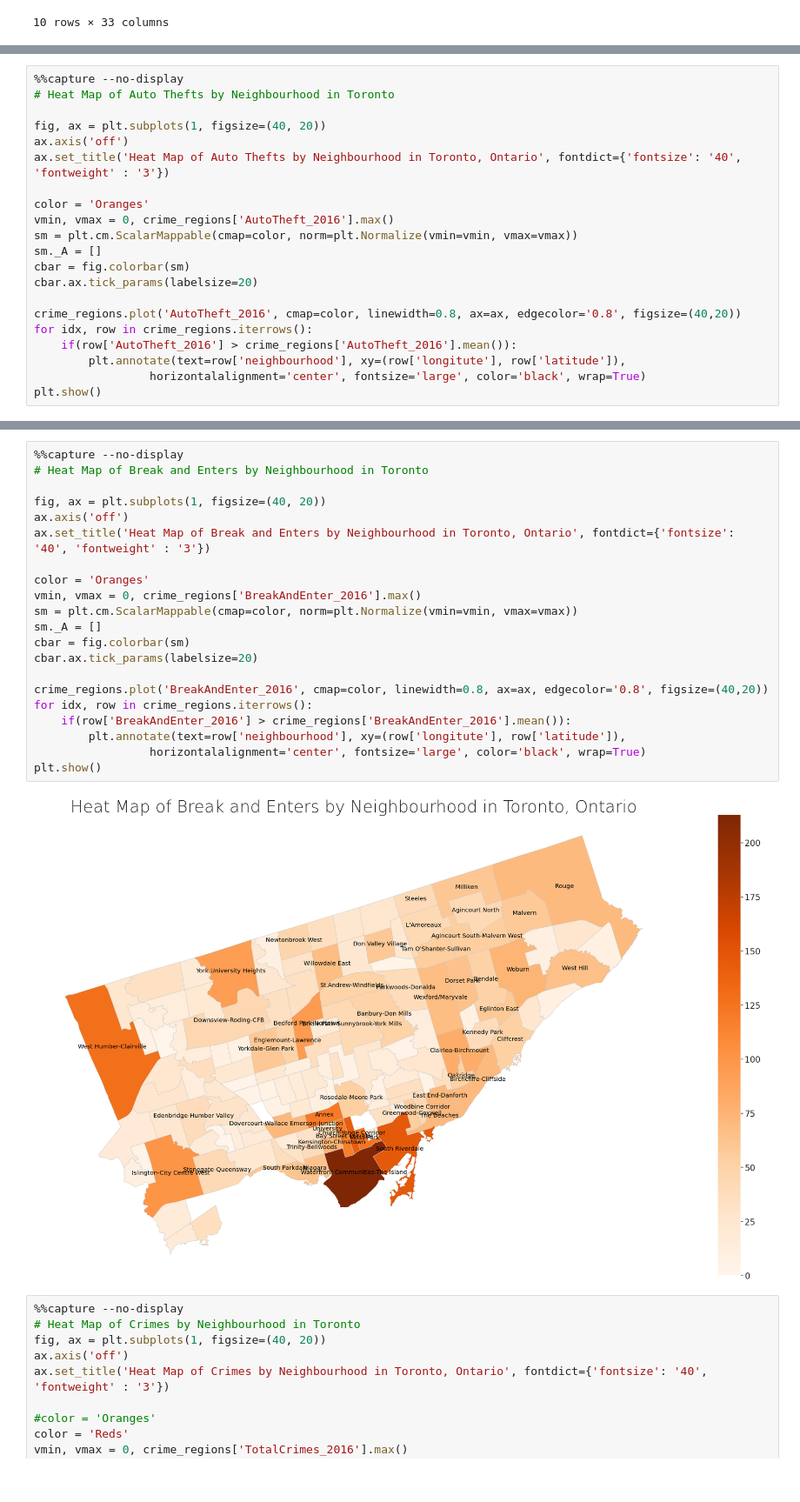
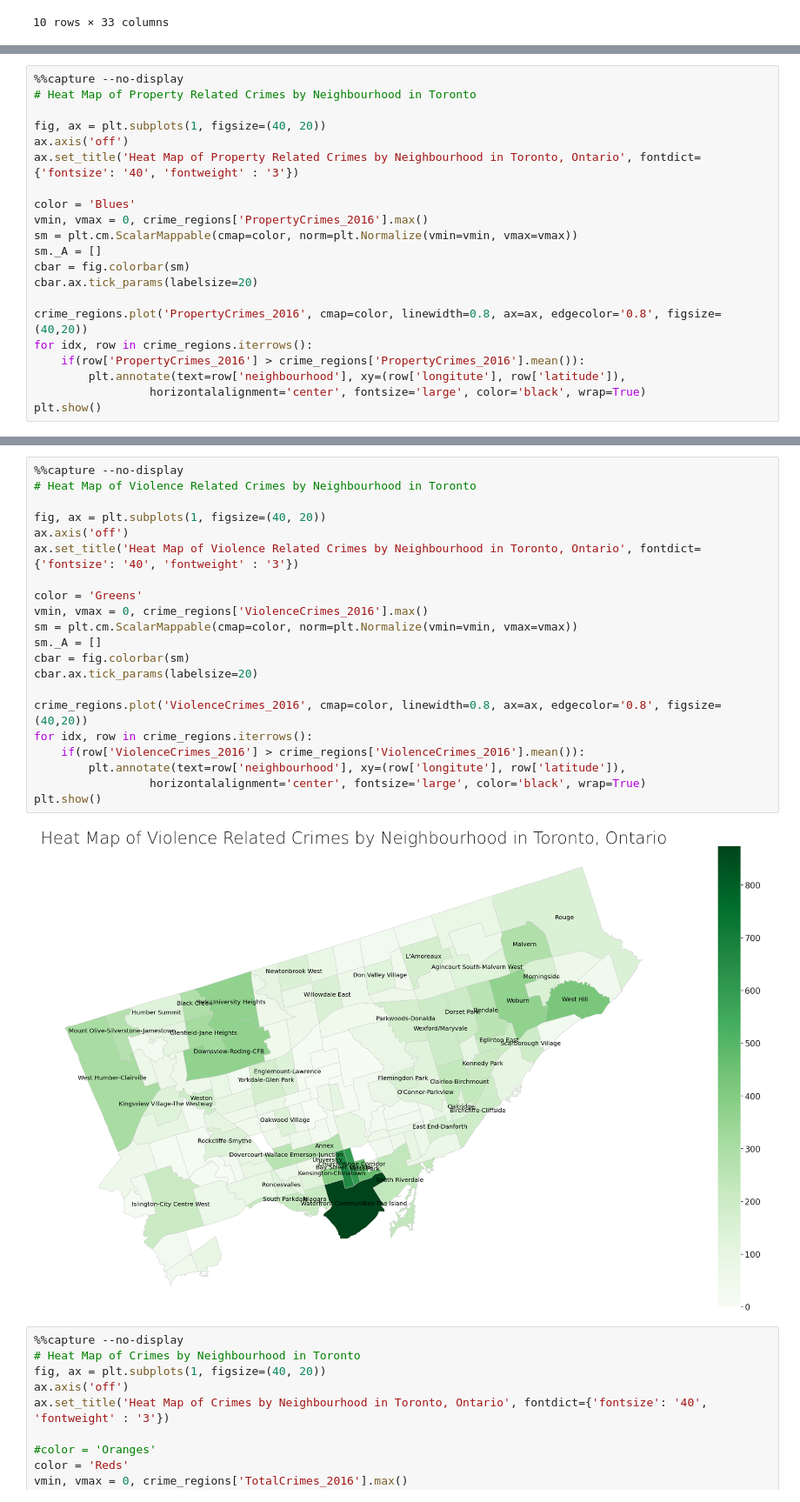
Before and after one commit to BigDru/3250_datascience_project, a Jupyter notebook: Team Project - Group 4 - final.ipynb, the cells around one changed output, grey strips where cells are left out. Shown at 87% size. Cells and saved outputs as stored; diff of their text form.

```diff
--- a/Team Project - Group 4 - final.ipynb
+++ b/Team Project - Group 4 - final.ipynb
@@ -148,22 +148,22 @@ plt.show()
 [figure]
 # %%
 %%capture --no-display
-# Heat Map of Auto Thefts by Neighbourhood in Toronto
+# Heat Map of Property Related Crimes by Neighbourhood in Toronto
 
 fig, ax = plt.subplots(1, figsize=(40, 20))
 ax.axis('off')
-ax.set_title('Heat Map of Auto Thefts by Neighbourhood in Toronto, Ontario', fontdict={'fontsize': '40', 'fontweight' : '3'})
+ax.set_title('Heat Map of Property Related Crimes by Neighbourhood in Toronto, Ontario', fontdict={'fontsize': '40', 'fontweight' : '3'})
 
-color = 'Oranges'
-vmin, vmax = 0, crime_regions['AutoTheft_2016'].max()
+color = 'Blues'
+vmin, vmax = 0, crime_regions['PropertyCrimes_2016'].max()
 sm = plt.cm.ScalarMappable(cmap=color, norm=plt.Normalize(vmin=vmin, vmax=vmax))
 sm._A = []
 cbar = fig.colorbar(sm)
 cbar.ax.tick_params(labelsize=20)
 
-crime_regions.plot('AutoTheft_2016', cmap=color, linewidth=0.8, ax=ax, edgecolor='0.8', figsize=(40,20))
+crime_regions.plot('PropertyCrimes_2016', cmap=color, linewidth=0.8, ax=ax, edgecolor='0.8', figsize=(40,20))
 for idx, row in crime_regions.iterrows():
-    if(row['AutoTheft_2016'] > crime_regions['AutoTheft_2016'].mean()):
+    if(row['PropertyCrimes_2016'] > crime_regions['PropertyCrimes_2016'].mean()):
         plt.annotate(text=row['neighbourhood'], xy=(row['longitute'], row['latitude']),
                  horizontalalignment='center', fontsize='large', color='black', wrap=True)
 plt.show()
@@ -172,26 +172,26 @@ plt.show()
 # %%
 %%capture --no-display
-# Heat Map of Break and Enters by Neighbourhood in Toronto
+# Heat Map of Violence Related Crimes by Neighbourhood in Toronto
 
 fig, ax = plt.subplots(1, figsize=(40, 20))
 ax.axis('off')
-ax.set_title('Heat Map of Break and Enters by Neighbourhood in Toronto, Ontario', fontdict={'fontsize': '40', 'fontweight' : '3'})
+ax.set_title('Heat Map of Violence Related Crimes by Neighbourhood in Toronto, Ontario', fontdict={'fontsize': '40', 'fontweight' : '3'})
 
-color = 'Oranges'
-vmin, vmax = 0, crime_regions['BreakAndEnter_2016'].max()
+color = 'Greens'
+vmin, vmax = 0, crime_regions['ViolenceCrimes_2016'].max()
 sm = plt.cm.ScalarMappable(cmap=color, norm=plt.Normalize(vmin=vmin, vmax=vmax))
 sm._A = []
 cbar = fig.colorbar(sm)
 cbar.ax.tick_params(labelsize=20)
 
-crime_regions.plot('BreakAndEnter_2016', cmap=color, linewidth=0.8, ax=ax, edgecolor='0.8', figsize=(40,20))
+crime_regions.plot('ViolenceCrimes_2016', cmap=color, linewidth=0.8, ax=ax, edgecolor='0.8', figsize=(40,20))
 for idx, row in crime_regions.iterrows():
-    if(row['BreakAndEnter_2016'] > crime_regions['BreakAndEnter_2016'].mean()):
+    if(row['ViolenceCrimes_2016'] > crime_regions['ViolenceCrimes_2016'].mean()):
         plt.annotate(text=row['neighbourhood'], xy=(row['longitute'], row['latitude']),
                  horizontalalignment='center', fontsize='large', color='black', wrap=True)
 plt.show()
 # %% [output]
-[figure, old version]
+[figure, new version]
 # %%
 %%capture --no-display
 # Heat Map of Crimes by Neighbourhood in Toronto
```
Also changed, not shown: parts of 1 cell of this notebook.
